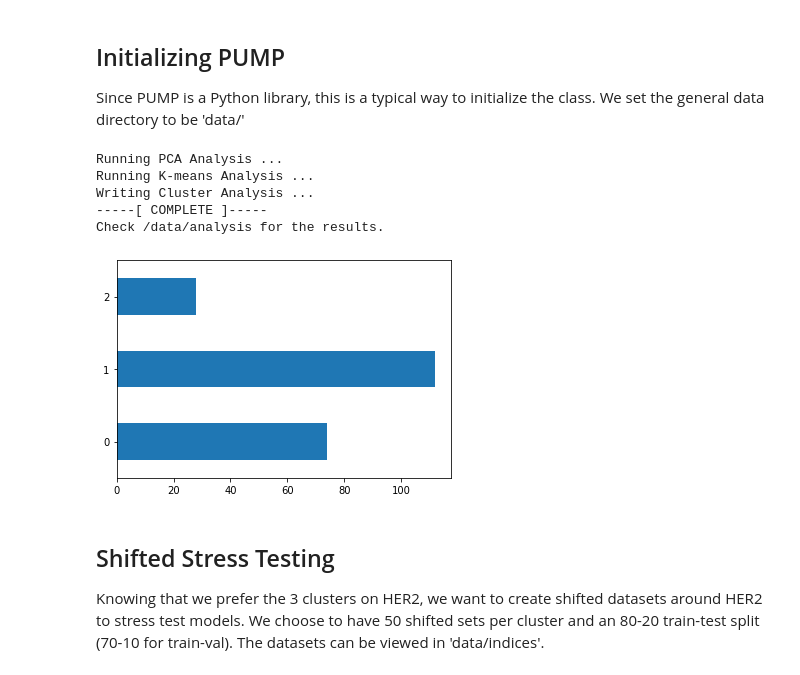
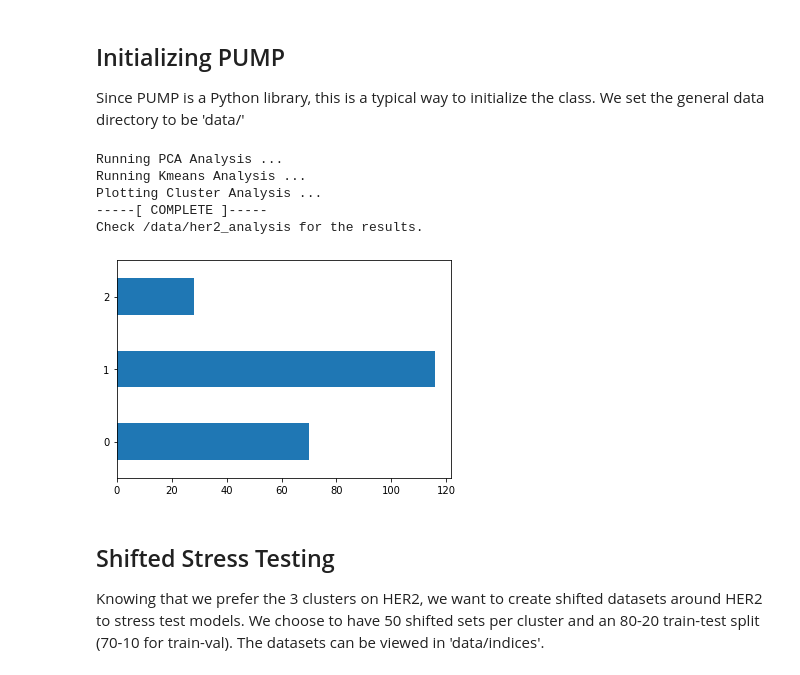
Before and after one commit to calpoly-bioinf/pump, a Jupyter notebook: notebooks/pipeline.ipynb, the cells around one changed output. Cells and saved outputs as stored; diff of their text form; code cells hidden in the pictures.

```diff
--- a/notebooks/pipeline.ipynb
+++ b/notebooks/pipeline.ipynb
@@ -211,14 +194,14 @@ Since PUMP is a Python library, this is a typical way to initialize the class. W
 # %%
 pump = PUMP(X, y, output_dir='data')
 # %%
-Xy_filtered = pump.analyze_dataset(cluster_focus="Her2", num_clusters=3)
+analysis_results = pump.analyze_dataset("her2_analysis", transformers=[ClassFocusTransformer("Her2")], num_clusters=3)
 # %% [output]
 Running PCA Analysis ...
-Running K-means Analysis ...
-Writing Cluster Analysis ...
+Running Kmeans Analysis ...
+Plotting Cluster Analysis ...
 -----[ COMPLETE ]-----
-Check /data/analysis for the results.
+Check /data/her2_analysis for the results.
-[figure, old version]
+[figure, new version]
 # %% [markdown]
 ## Shifted Stress Testing
 Knowing that we prefer the 3 clusters on HER2, we want to create shifted datasets around HER2 to stress test models. We choose to have 50 shifted sets per cluster and an 80-20 train-test split (70-10 for train-val). The datasets can be viewed in 'data/indices'.
```
Also changed, not shown: parts of 5 cells of this notebook, 9 other files.
